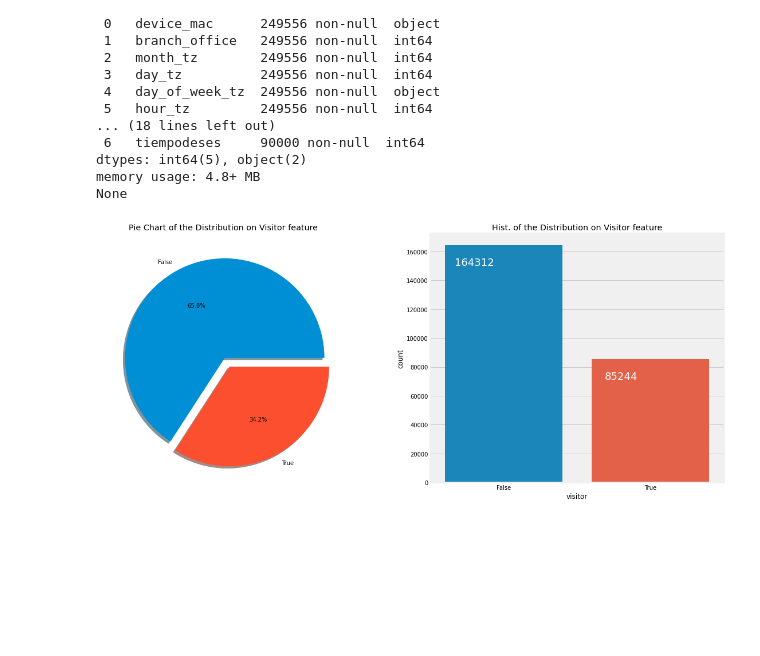
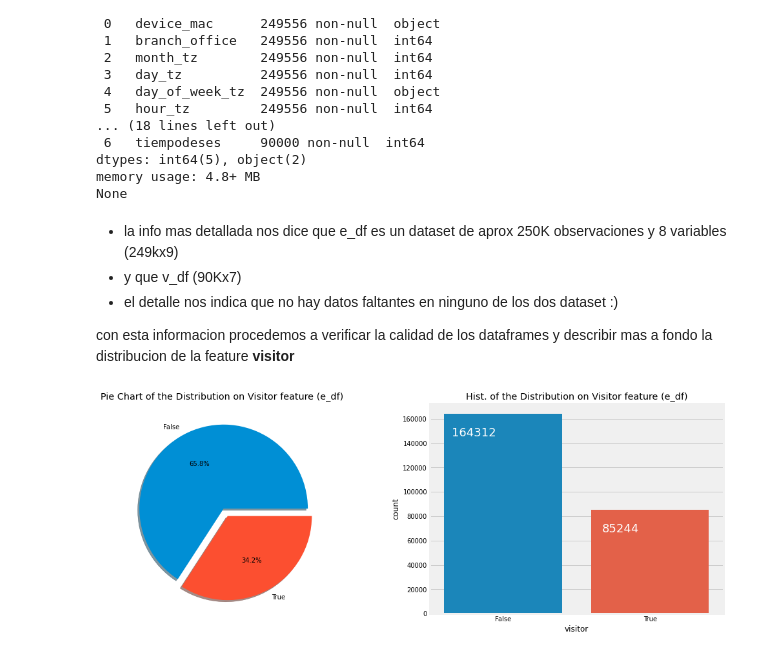
Before and after one commit to EiderDiaz/devf_interview, a Jupyter notebook: Científico_a_de_Datos_DEVF.ipynb, the cells around one changed output. Drawn from its saved outputs; the diff is of its cells as text; code cells hidden in the pictures; blank space fills up the shorter version.

```diff
--- a/Científico_a_de_Datos_DEVF.ipynb
+++ b/Científico_a_de_Datos_DEVF.ipynb
@@ -178,28 +181,33 @@ Data columns (total 8 columns):
 dtypes: int64(5), object(2)
 memory usage: 4.8+ MB
 None
+# %% [markdown]
+- la info mas detallada nos dice que e_df es un dataset de aprox 250K observaciones y 8 variables (249kx9)
+- y que v_df (90Kx7)
+- el detalle nos indica que no hay datos faltantes en ninguno de los dos dataset :)
+
+ con esta informacion procedemos a verificar la calidad de los dataframes y describir mas a fondo la distribucion de la feature **visitor**
 # %%
-# la info mas detallada nos dice que e_df es un dataset de aprox 250K observaciones y 8 variables (249kx9)
-# y que v_df (90Kx7)
-# el detalle nos indica que no hay datos faltantes en ninguno de los dos dataset
 
-#ver las statistics de las variables numericas
-f,ax=plt.subplots(1,2,figsize=(18,8))
+
+#pie plot de visitor
+f,ax=plt.subplots(1,2,figsize=(16,6))
 e_df['visitor'].value_counts().plot.pie(explode=[0,0.1],
                                         autopct='%1.1f%%',
                                         ax=ax[0],
                                         shadow=True)
 
-ax[0].set_title('Pie Chart of the Distribution on Visitor feature ')
+ax[0].set_title('Pie Chart of the Distribution on Visitor feature (e_df) ')
 ax[0].set_ylabel('')
 
+# histogram de visitor
 sns.countplot('visitor',
               data=e_df,
               ax=ax[1])
-ax[1].set_title('Hist. of the Distribution on Visitor feature')
+ax[1].set_title('Hist. of the Distribution on Visitor feature (e_df)')
 #trick for display the count pretty
 for p in ax[1].patches:
     ax[1].annotate(f'\n{p.get_height()}', (p.get_x()+0.2, p.get_height()), ha='center', va='top', color='white', size=18)
 plt.show()
 # %% [output]
-[figure, old version]
+[figure, new version]
```
Also changed, not shown: parts of 10 cells of this notebook.
